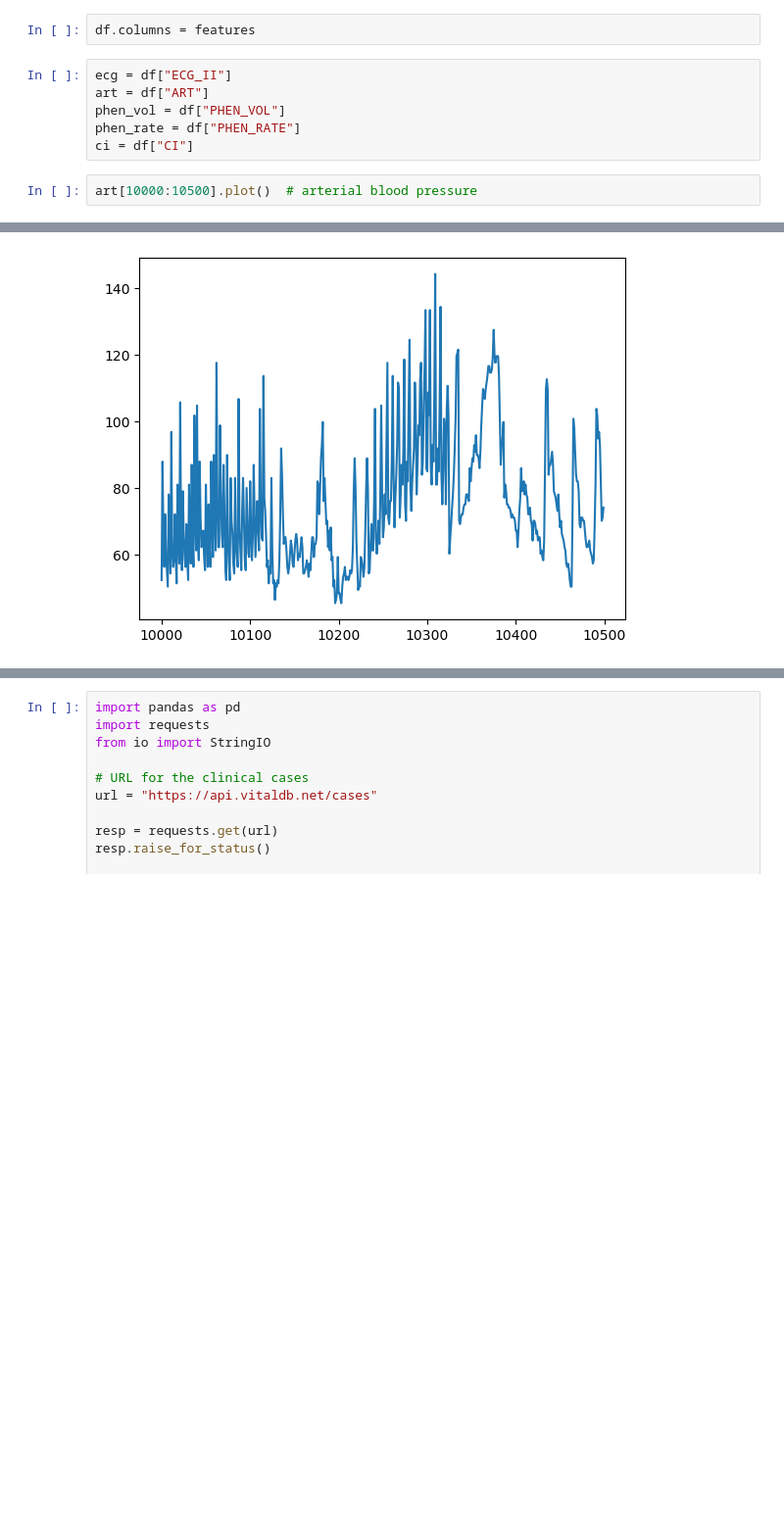
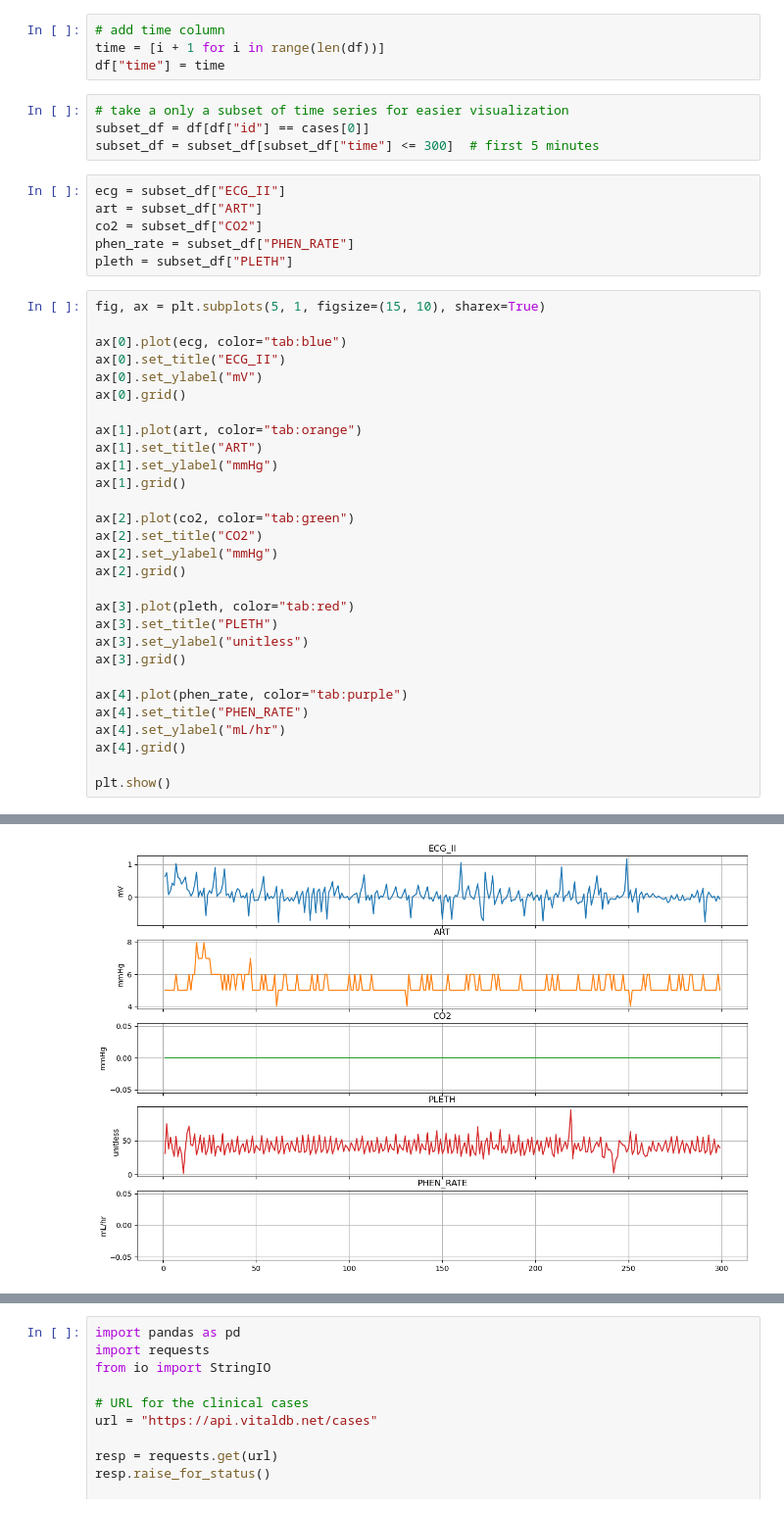
Before and after one commit to kayleeisokay/ac215-project, a Jupyter notebook: EDA_notebooks/vitaldb.ipynb, the cells around one changed output, grey strips where cells are left out. Shown: that part at 98% size. Cells and saved outputs as stored; diff of their text form; blank space fills up the shorter version.

```diff
--- a/EDA_notebooks/vitaldb.ipynb
+++ b/EDA_notebooks/vitaldb.ipynb
@@ -78,11 +98,44 @@ df
-# %%
-df.columns = features
+# %%
+# add time column
+time = [i + 1 for i in range(len(df))]
+df["time"] = time
+# %%
+# take a only a subset of time series for easier visualization
+subset_df = df[df["id"] == cases[0]]
+subset_df = subset_df[subset_df["time"] <= 300]  # first 5 minutes
 # %%
-ecg = df["ECG_II"]
-art = df["ART"]
-phen_vol = df["PHEN_VOL"]
-phen_rate = df["PHEN_RATE"]
-ci = df["CI"]
+ecg = subset_df["ECG_II"]
+art = subset_df["ART"]
+co2 = subset_df["CO2"]
+phen_rate = subset_df["PHEN_RATE"]
+pleth = subset_df["PLETH"]
 # %%
-art[10000:10500].plot()  # arterial blood pressure
+fig, ax = plt.subplots(5, 1, figsize=(15, 10), sharex=True)
+
+ax[0].plot(ecg, color="tab:blue")
+ax[0].set_title("ECG_II")
+ax[0].set_ylabel("mV")
+ax[0].grid()
+
+ax[1].plot(art, color="tab:orange")
+ax[1].set_title("ART")
+ax[1].set_ylabel("mmHg")
+ax[1].grid()
+
+ax[2].plot(co2, color="tab:green")
+ax[2].set_title("CO2")
+ax[2].set_ylabel("mmHg")
+ax[2].grid()
+
+ax[3].plot(pleth, color="tab:red")
+ax[3].set_title("PLETH")
+ax[3].set_ylabel("unitless")
+ax[3].grid()
+
+ax[4].plot(phen_rate, color="tab:purple")
+ax[4].set_title("PHEN_RATE")
+ax[4].set_ylabel("mL/hr")
+ax[4].grid()
+
+plt.show()
 # %% [output]
@@ -90 +142 @@ art[10000:10500].plot()  # arterial blood pressure
-[figure, old version]
+[figure, new version]
```
Also changed, not shown: parts of 30 cells of this notebook.
